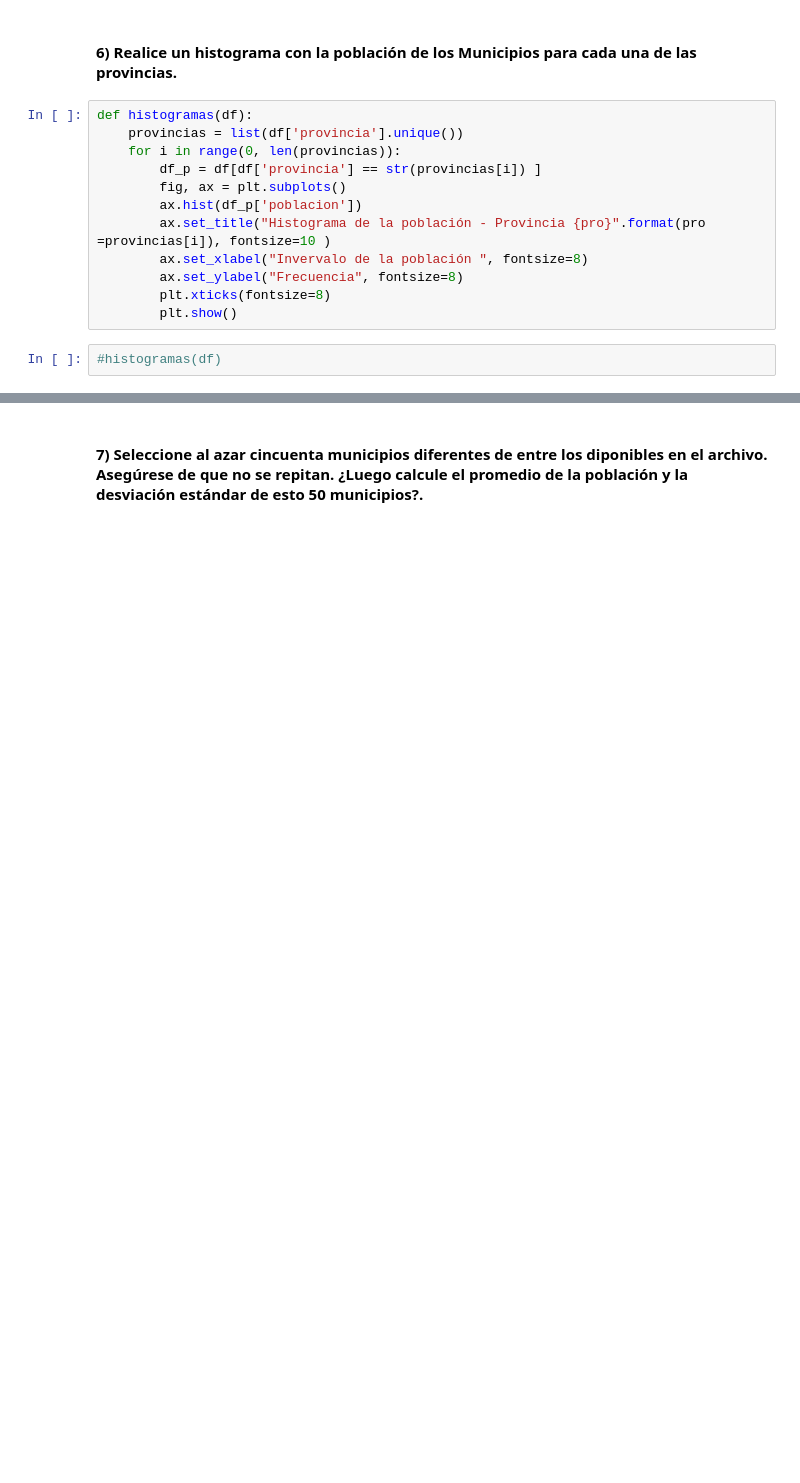
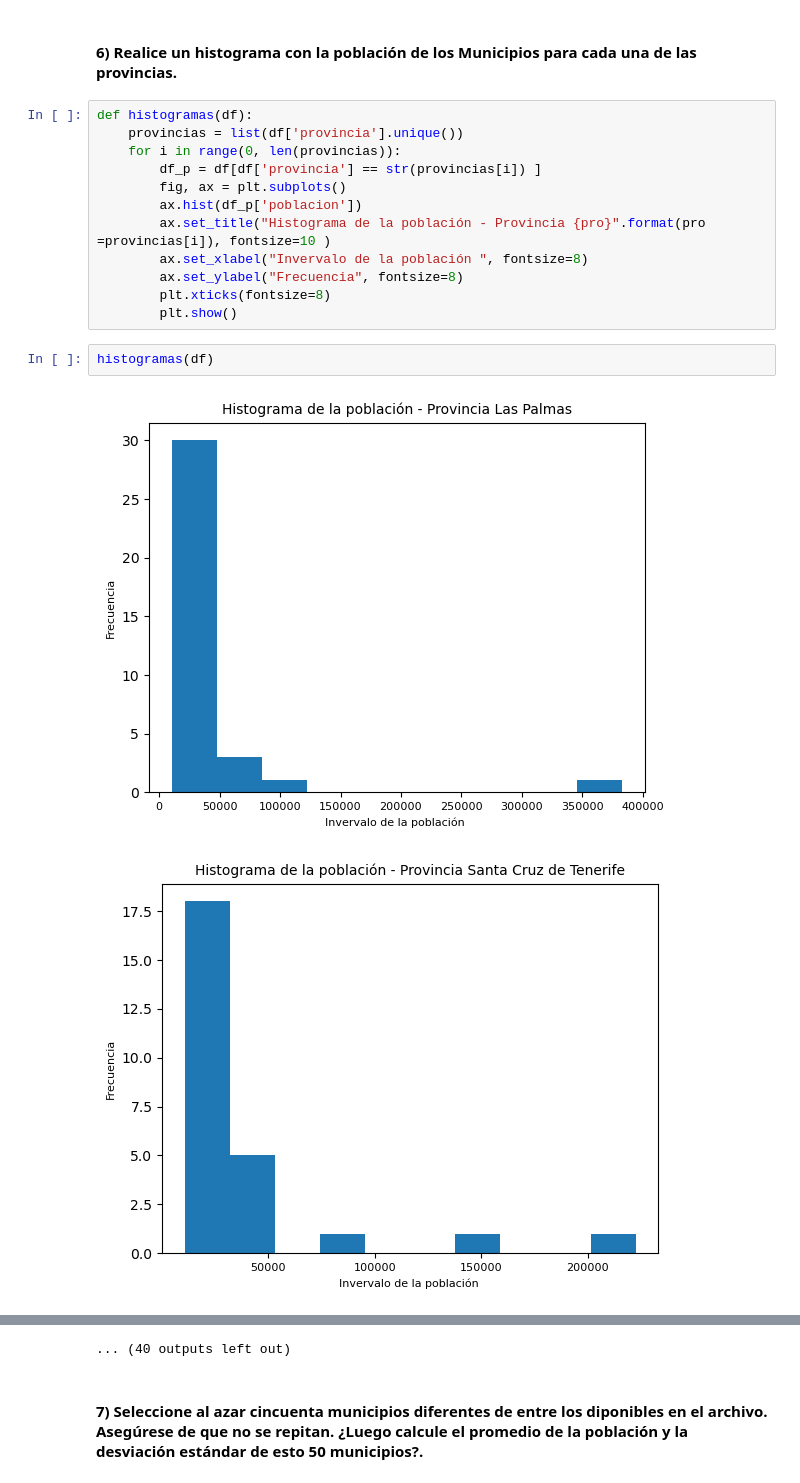
Before and after one commit to luispocon/analisis_datos_python, a Jupyter notebook: Proyecto3.ipynb, the cells around one changed output, grey strips where cells are left out. Drawn from its saved outputs; the diff is of its cells as text; blank space fills up the shorter version.

Commit message:
Actualización de histogramas
Actualización de los histogramas

```diff
--- a/Proyecto3.ipynb
+++ b/Proyecto3.ipynb
@@ -179,4 +179,7 @@ def histogramas(df):
         plt.xticks(fontsize=8)
         plt.show()
 # %%
-#histogramas(df)
+histogramas(df)
+# %% [output]
+[figure, added]
+[figure, added]
@@ -183,3 +196,4 @@ def histogramas(df):
+... (40 outputs left out)
 # %% [markdown]
 #### 7) Seleccione al azar cincuenta municipios diferentes de entre los diponibles en el archivo. Asegúrese de que no se repitan. ¿Luego calcule el promedio de la población y la desviación estándar de esto 50 municipios?.
 # %%
```
Also changed, not shown: parts of 1 cell of this notebook.
